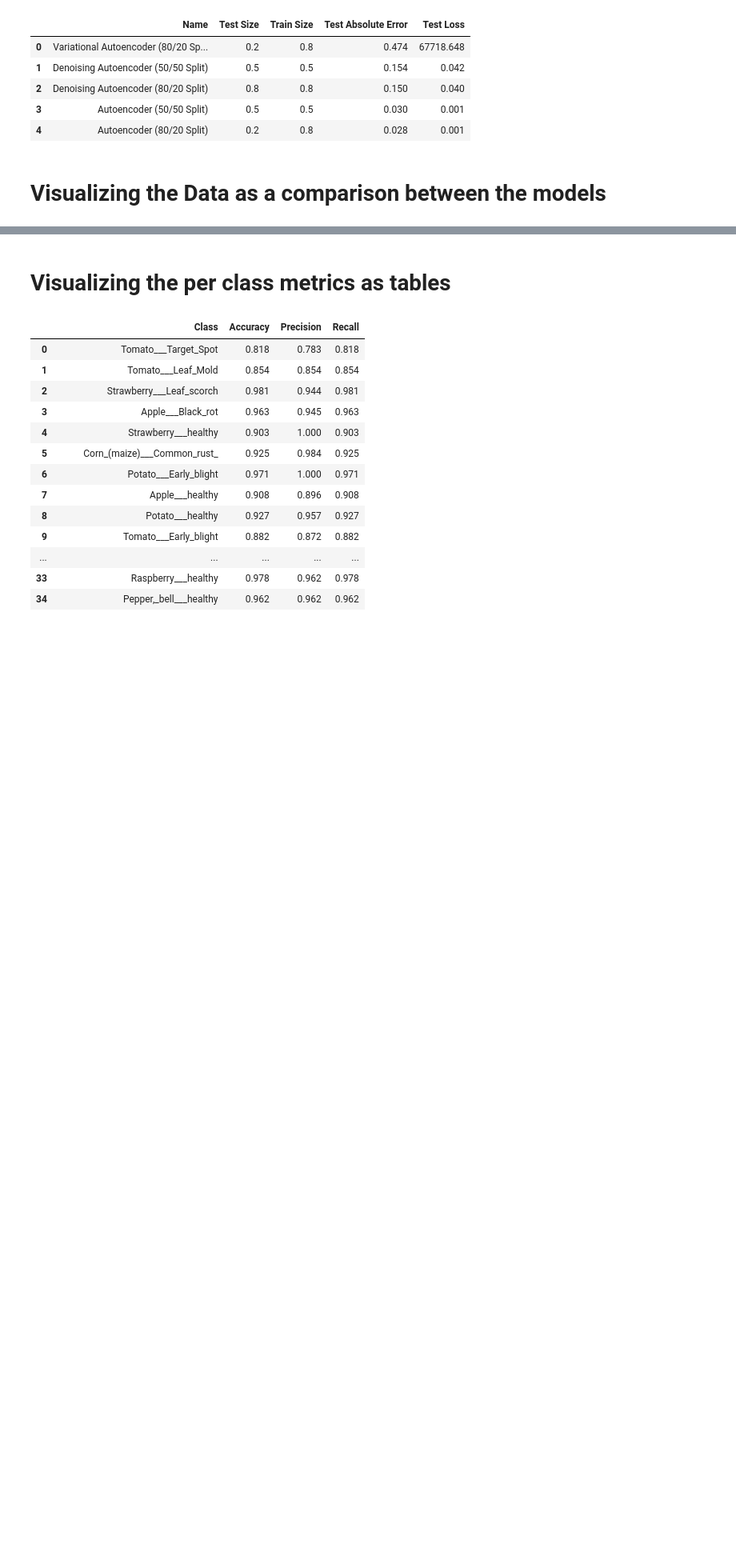
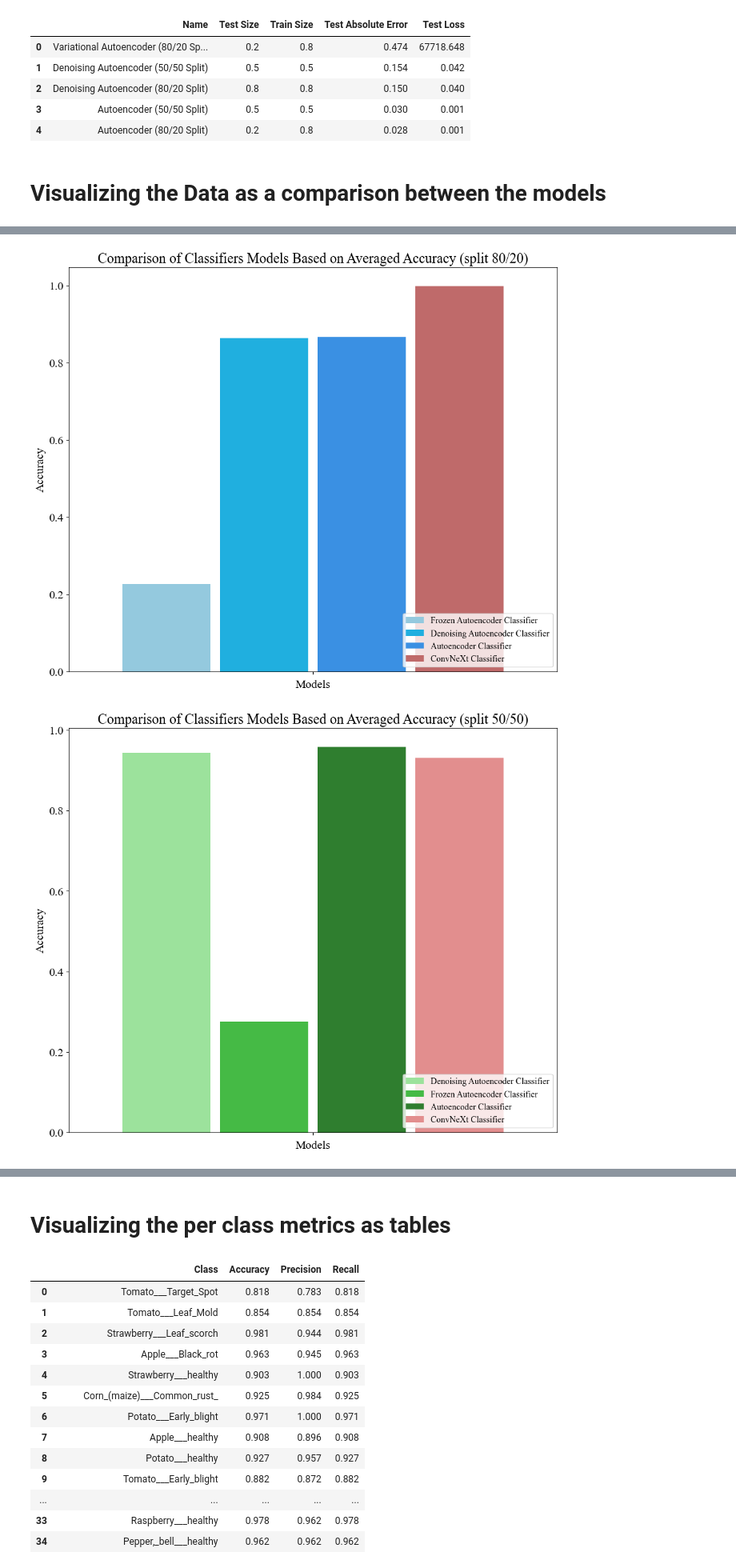
Before and after one commit to Antonio-Tresol/ML_project_III_autoencoders, a Jupyter notebook: analisis/exploratory_data_analysis.ipynb, the cells around one changed output, grey strips where cells are left out. Shown at 80% size. Saved outputs shown, nothing was run; the diff lists cells and outputs as text; code cells hidden in the pictures; blank space fills up the shorter version.

Commit message:
fix: uses new vae data and separates plots

```diff
--- a/analisis/exploratory_data_analysis.ipynb
+++ b/analisis/exploratory_data_analysis.ipynb
@@ -289,0 +298,31 @@ plot_general_metrics(
+# %%
+split_80_20 = classifiers_test.loc[
+    classifiers_test["Name"].isin(split_80_20_classifier)
+].replace(rename_80_20_classifier)
+split_50_35_15 = classifiers_test.loc[
+    classifiers_test["Name"].isin(split_50_35_15_classifier)
+].replace(rename_50_35_15_classifier)
+
+plot_general_metrics(split_80_20)
+plot_general_metrics(split_50_35_15, palette=classifiers_50_50_color_map, split="50/50")
+
+plot_general_metrics(split_80_20, metric="Precision")
+plot_general_metrics(split_50_35_15, metric="Precision", palette=classifiers_50_50_color_map, split="50/50")
+
+plot_general_metrics(split_80_20, metric="Recall")
+plot_general_metrics(split_50_35_15, metric="Recall", palette=classifiers_50_50_color_map, split="50/50")
+
+
+plot_general_metrics(
+
+    autoencoders_general_data,
+
+    metric="Absolute Error",
+
+    palette=autoencoder_color_map,
+
+    models="Autoencoders",
+)
+# %% [output]
+[figure, added]
+[figure, added]
```
Also changed, not shown: parts of 6 cells of this notebook.
